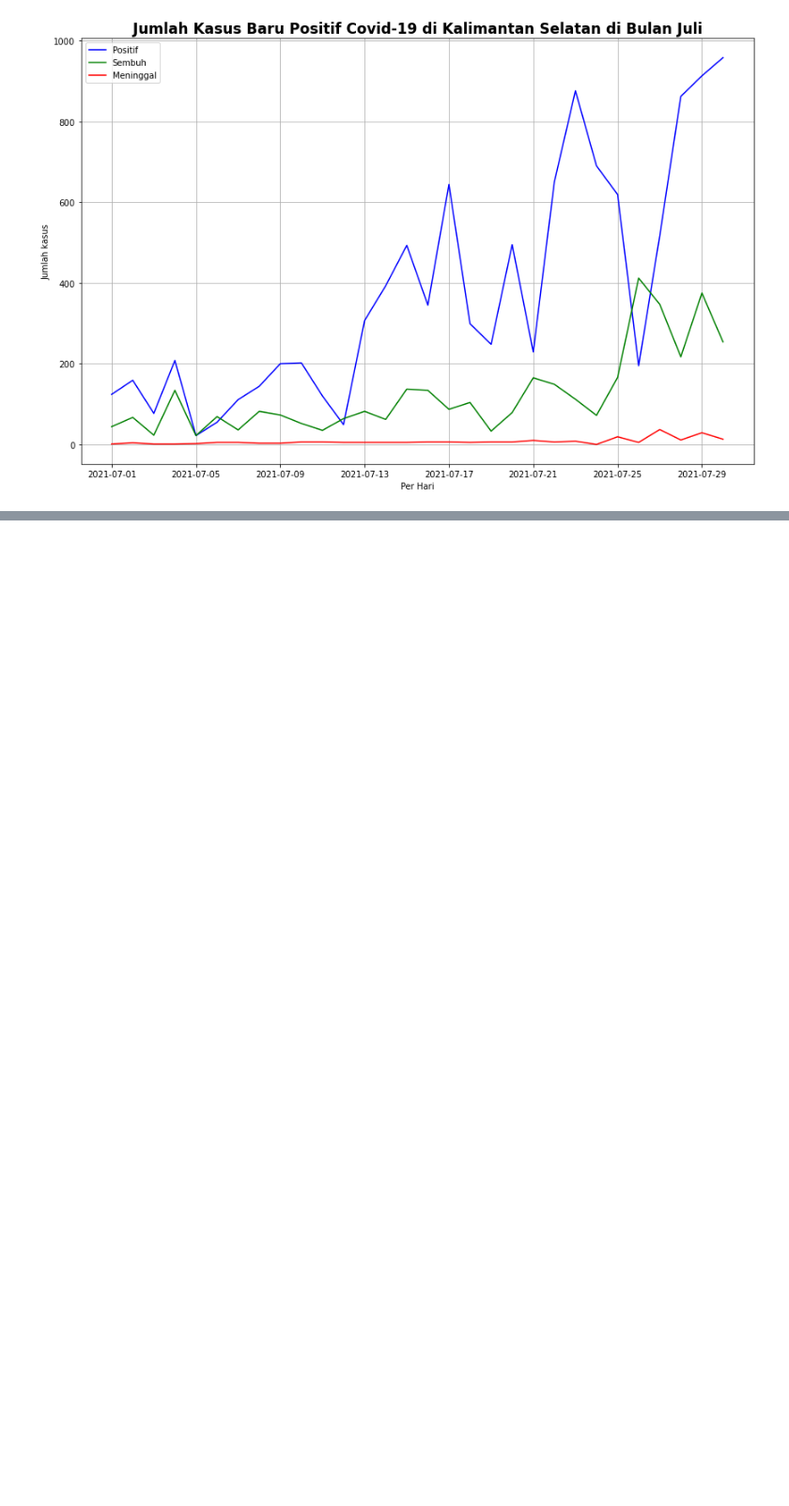
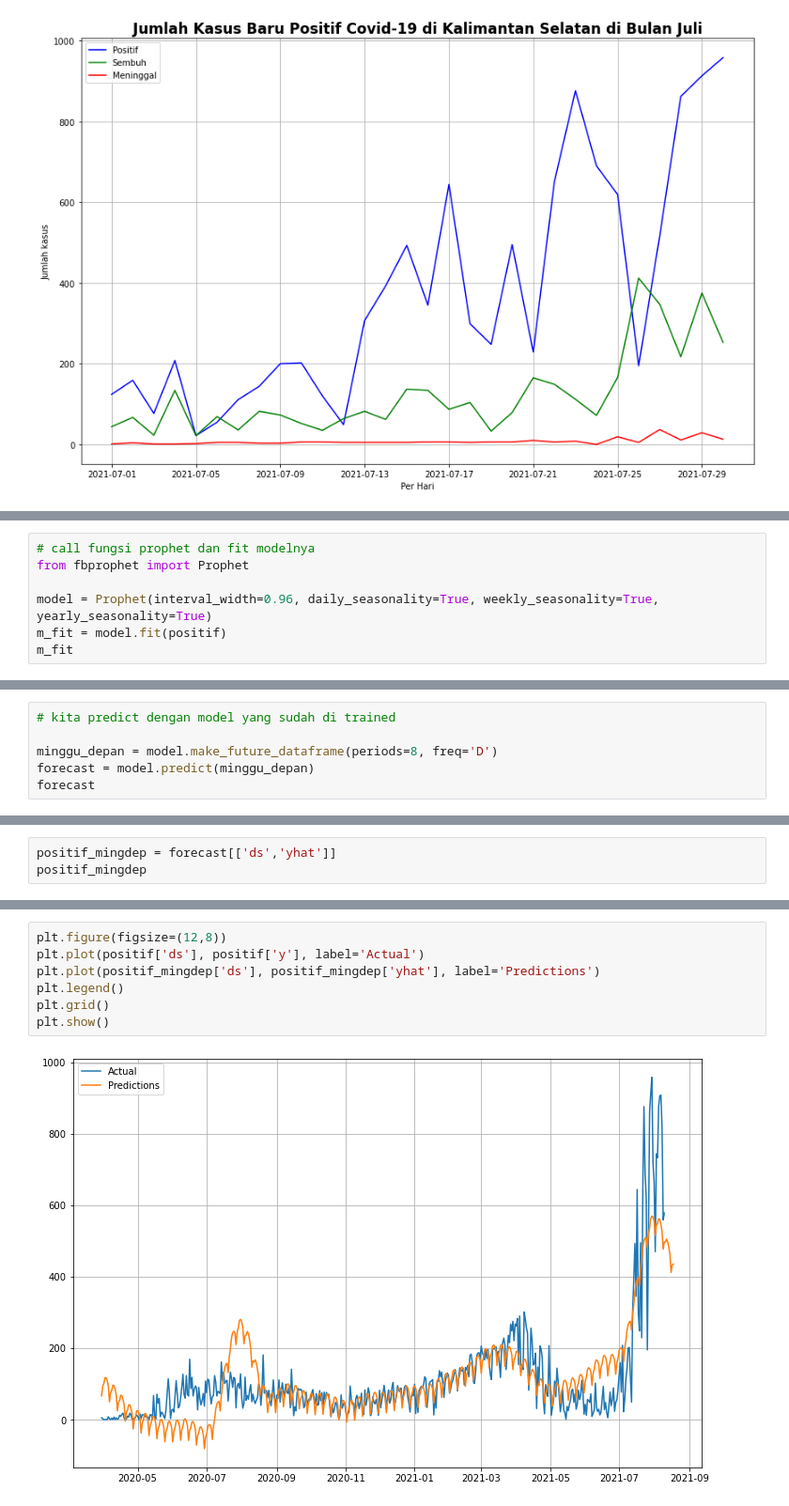
Before and after one commit to AgungYogaSetiawan/project-analisa-covd19-dengan-forecasting, a Jupyter notebook: Project Analisis Covid-19.ipynb, the cells around one changed output, grey strips where cells are left out. Shown at 94% size. Drawn from its saved outputs; the diff is of its cells as text; blank space fills up the shorter version.

```diff
--- a/Project Analisis Covid-19.ipynb
+++ b/Project Analisis Covid-19.ipynb
@@ -620,0 +607,7 @@ memory usage: 7.8 KB
+# %%
+# call fungsi prophet dan fit modelnya
+from fbprophet import Prophet
+
+model = Prophet(interval_width=0.96, daily_seasonality=True, weekly_seasonality=True, yearly_seasonality=True)
+m_fit = model.fit(positif)
+m_fit
@@ -620,0 +616,6 @@ memory usage: 7.8 KB
+# %%
+# kita predict dengan model yang sudah di trained
+
+minggu_depan = model.make_future_dataframe(periods=8, freq='D')
+forecast = model.predict(minggu_depan)
+forecast
@@ -620,0 +646,3 @@ memory usage: 7.8 KB
+# %%
+positif_mingdep = forecast[['ds','yhat']]
+positif_mingdep
@@ -620,0 +663,9 @@ memory usage: 7.8 KB
+# %%
+plt.figure(figsize=(12,8))
+plt.plot(positif['ds'], positif['y'], label='Actual')
+plt.plot(positif_mingdep['ds'], positif_mingdep['yhat'], label='Predictions')
+plt.legend()
+plt.grid()
+plt.show()
+# %% [output]
+[figure, added]
```
Also changed, not shown: parts of 54 cells of this notebook.
